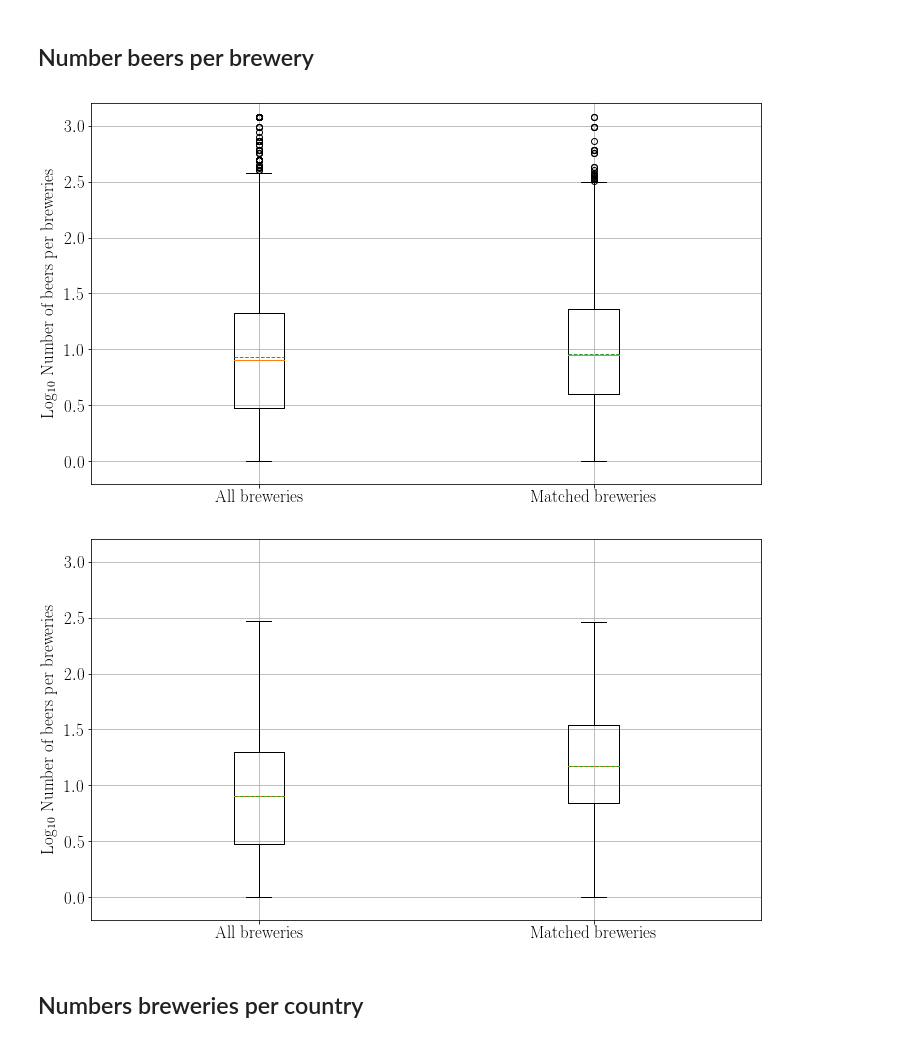
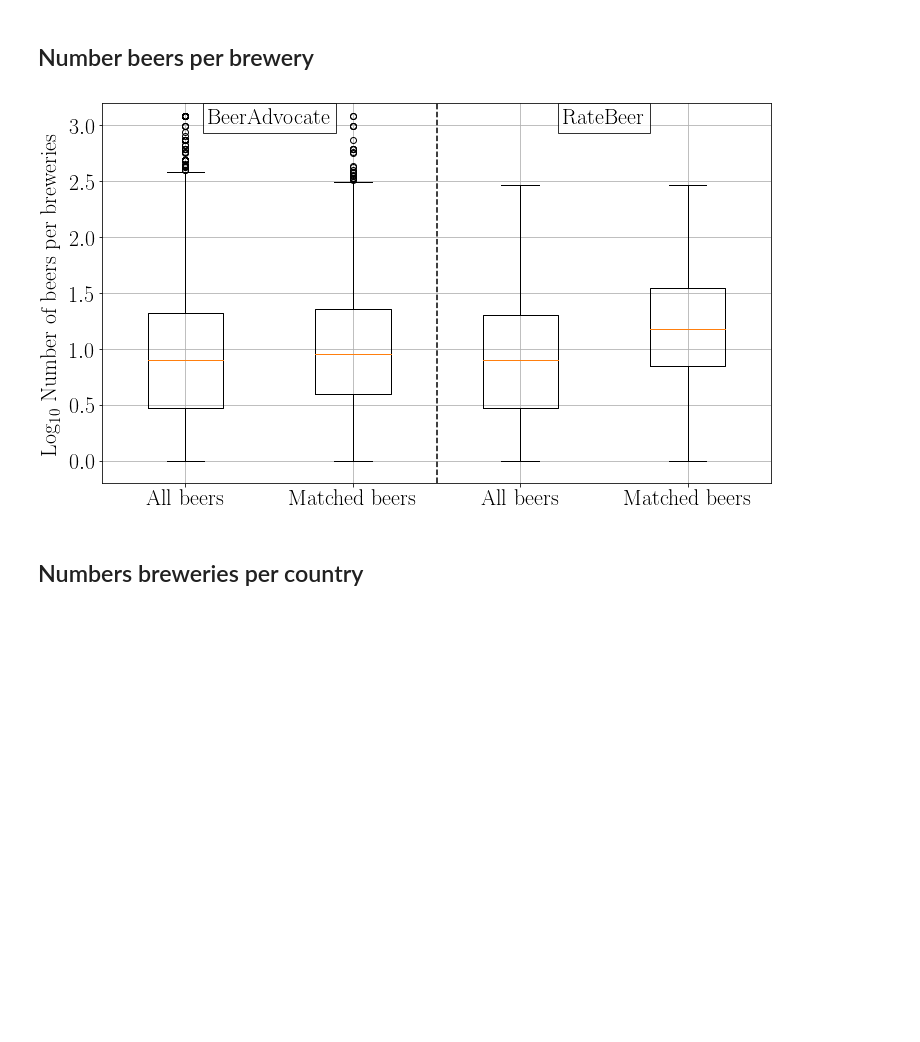
Before and after one commit to epfl-dlab/when_sheep_shop, a Jupyter notebook: code/notebooks/2-matching/4.1-sanity_check.ipynb, the cells around one changed output. Saved outputs shown, nothing was run; the diff lists cells and outputs as text; code cells hidden in the pictures; blank space fills up the shorter version.

```diff
--- a/code/notebooks/2-matching/4.1-sanity_check.ipynb
+++ b/code/notebooks/2-matching/4.1-sanity_check.ipynb
@@ -117,27 +135,39 @@ df['rb'] = pd.read_csv(data_folder + 'rb/breweries.csv')
 
 matched = pd.read_csv(data_folder + 'matched/breweries.csv', header=[0,1])
 # %%
+data = []
 for key in df.keys():
-    # BOXPLOTS
-    plt.figure(figsize=(12,7))
-    plt.rc('font', family='serif')
-    plt.rc('font', size=17)
 
     arr1 = np.array(df[key]['nbr_beers'])
     arr1 = arr1[arr1>0]
 
     arr2 = np.array(matched[key]['nbr_beers'])
     arr2 = arr2[arr2>0]
 
-    plt.boxplot([np.log10(arr1), np.log10(arr2)], notch=False, showmeans=True, meanline=True)
-    plt.grid()
-    plt.ylim([-0.2, 3.2])
-    plt.ylabel('Log$_{10}$ Number of beers per breweries')
-    plt.xticks([1, 2], ['All breweries', 'Matched breweries'])
-    plt.savefig(save_folder + 'boxplots_nbr_beers_breweries_{}.pdf'.format(key), bbox_inches='tight')
+    data.append(np.log10(arr1))
+    data.append(np.log10(arr2))
+
+plt.figure(figsize=(12,7))
+plt.rc('font', family='libertine')
+plt.rc('font', size=22)
+
+plt.boxplot(data, notch=False, showmeans=False, meanline=True)
+plt.grid()
+plt.ylabel('Log$_{10}$ Number of beers per breweries')
+
+plt.plot([2.5, 2.5], [-0.2, 3.2], 'k--')
+plt.xticks([1, 2, 3, 4], ['All beers', 'Matched beers', 'All beers', 'Matched beers'])
+plt.text(1.5, 3.15, 'BeerAdvocate',
+         horizontalalignment='center', verticalalignment='top',
+         bbox={'facecolor':'white', 'alpha':0.8, 'pad':5})
+plt.text(3.5, 3.15, 'RateBeer',
+         horizontalalignment='center', verticalalignment='top',
+         bbox={'facecolor':'white', 'alpha':0.8, 'pad':5})
+plt.ylim([-0.2, 3.2])
+
+plt.savefig(save_folder + 'boxplots_nbr_beers_breweries.pdf', bbox_inches='tight')
 # %% [output]
-[figure, old version]
+[figure, new version]
-[figure, removed]
 # %% [markdown]
 ## Numbers breweries per country
 # %%
```
Also changed, not shown: parts of 2 cells of this notebook, 17 other files.
